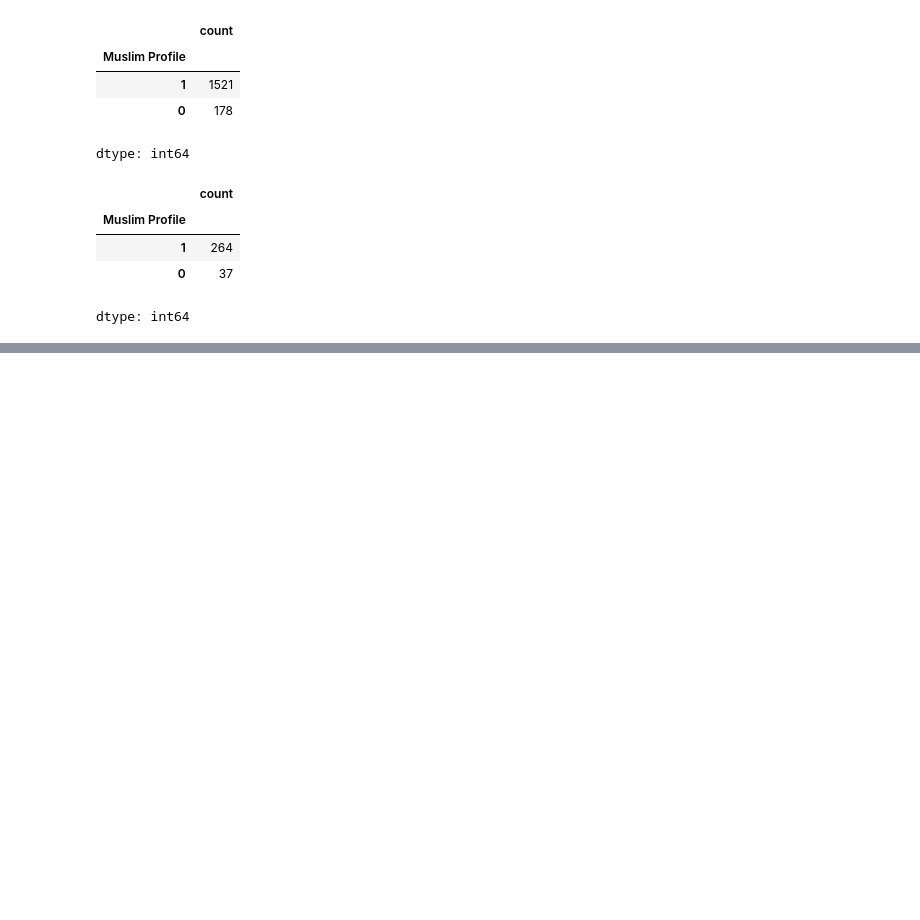
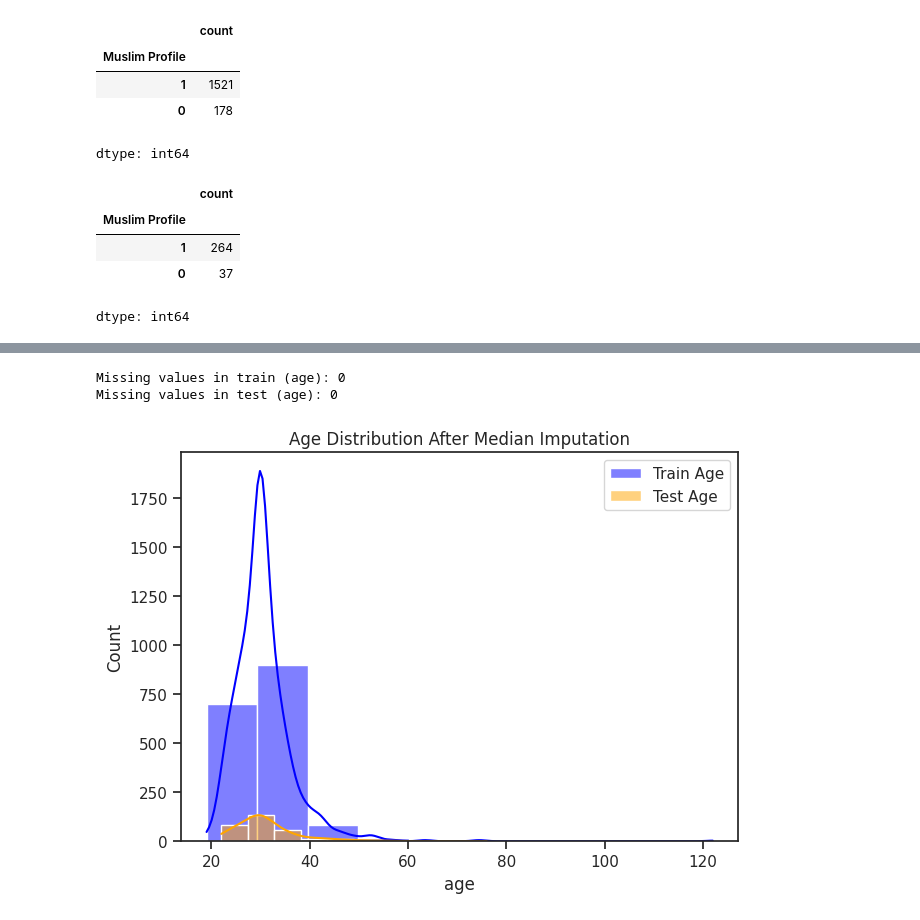
Before and after one commit to Shivani8780/CRIME-PREDICTION, a Jupyter notebook: Matrimonial-Profile.ipynb, the cells around one changed output, grey strips where cells are left out. Drawn from its saved outputs; the diff is of its cells as text; code cells hidden in the pictures; blank space fills up the shorter version.

```diff
--- a/Matrimonial-Profile.ipynb
+++ b/Matrimonial-Profile.ipynb
@@ -565,0 +1070,3 @@ dtype: int64
+# %%
+df2["gallery"] = df2["gallery"].replace({"No":0,"Yes":1})
+df2.info()
@@ -565,0 +1112,3 @@ dtype: int64
+# %%
+df2["id_proof"] = df2["id_proof"].replace({"No":0,"Yes":1})
+df2.info()
@@ -565,0 +1216,24 @@ dtype: int64
+# %%
+# Median imputation for train dataset
+df1['age'] = df1['age'].fillna(df1['age'].median())
+
+# Median imputation for test dataset
+df2['age'] = df2['age'].fillna(df2['age'].median())
+
+# Check if there are still missing values in the age column
+print("Missing values in train (age):", df1['age'].isnull().sum())
+print("Missing values in test (age):", df2['age'].isnull().sum())
+# %% [output]
+Missing values in train (age): 0
+Missing values in test (age): 0
+# %%
+import seaborn as sns
+import matplotlib.pyplot as plt
+
+sns.histplot(df1['age'], bins=10, kde=True, color='blue', label='Train Age')
+sns.histplot(df2['age'], bins=10, kde=True, color='orange', label='Test Age')
+plt.legend()
+plt.title("Age Distribution After Median Imputation")
+plt.show()
+# %% [output]
+[figure, added]
```
Also changed, not shown: parts of 55 cells of this notebook.
